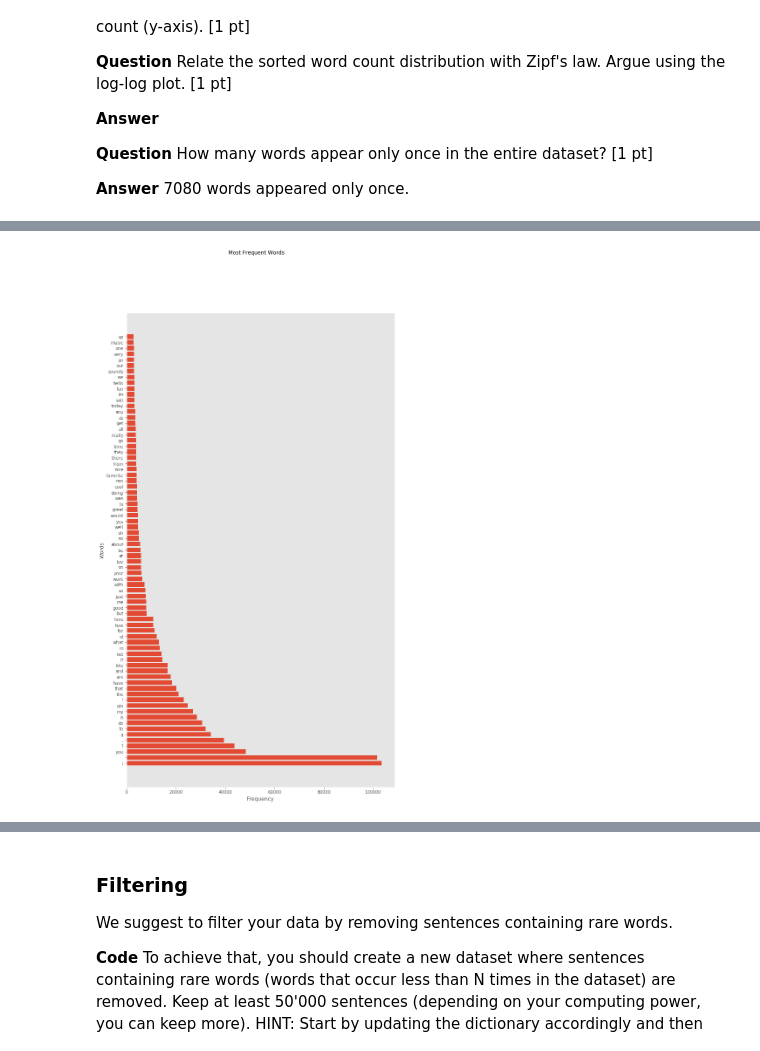
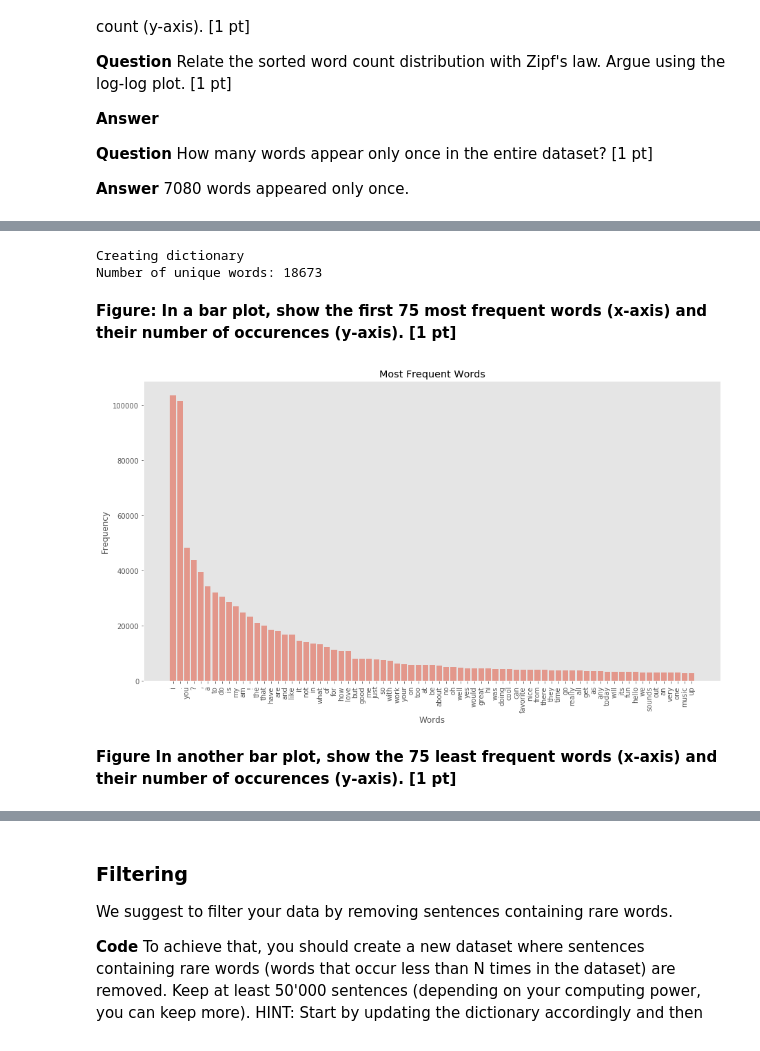
Before and after one commit to devavratTomar/ann_proj2, a Jupyter notebook: miniproject2_ChatBot.ipynb, the cells around one changed output, grey strips where cells are left out. Cells and saved outputs as stored; diff of their text form; code cells hidden in the pictures.

```diff
--- a/miniproject2_ChatBot.ipynb
+++ b/miniproject2_ChatBot.ipynb
@@ -162,2 +165,6 @@ word_dictionary = get_word_dictionary(conversations)
 # %%
+word_dictionary = get_word_dictionary(conversations)
 sorted_word_dictionary = sorted(word_dictionary.items(), key=lambda kv: kv[1], reverse=True)
+# %% [output]
+Creating dictionary
+Number of unique words: 18673
@@ -172,5 +171,30 @@ def plot_barh_tuples(list_tuples, title, x_label, y_label):
+# %% [markdown]
+<b>Figure: In a bar plot, show the first 75 most frequent words (x-axis) and their number of occurences (y-axis). [1 pt]</b>
+# %%
+def plot_bar_tuples(list_tuples, title, x_label, y_label, fig_size=(15,8)):
+    """
+    Create bar chart with vertical labels on x-axis
+
+    :param list_tuples: labels with their corresponding count
+    :param title:       title of the plot
+    :param x_label:     label for the x-axis
+    :param y_label:     label for the y-axis
+    :param fig_size:    size of the figure, optional
+    """
+    plt.figure(figsize=fig_size)
+    x , y = zip(*list_tuples)
+    x_pos = np.arange(len(list_tuples))
+    plt.bar(x_pos, y, align='center', alpha=0.5)
+    plt.xticks(x_pos, x, rotation='vertical')
+    plt.ylabel(y_label)
+    plt.xlabel(x_label)
+    plt.title(title)
+
+    plt.show()
 # %%
-plot_barh_tuples(sorted_word_dictionary[:75], "Most Frequent Words", "Frequency", "Words")
+plot_bar_tuples(sorted_word_dictionary[0:75], "Most Frequent Words", "Words", "Frequency")
 # %% [output]
-[figure, old version]
+[figure, new version]
+# %% [markdown]
+<b>Figure In another bar plot, show the 75 least frequent words (x-axis) and their number of occurences (y-axis). [1 pt] </b>
 # %%
```
Also changed, not shown: parts of 34 cells of this notebook, 1 other file.
